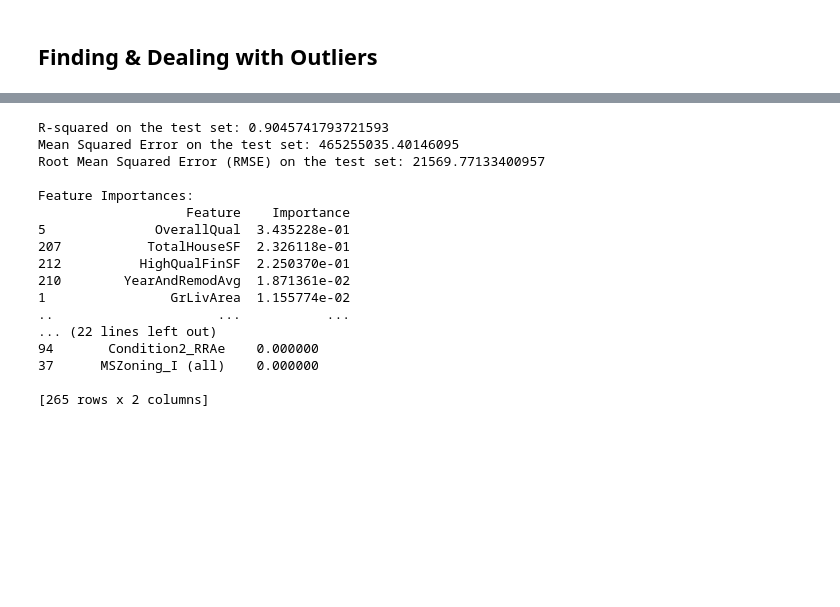
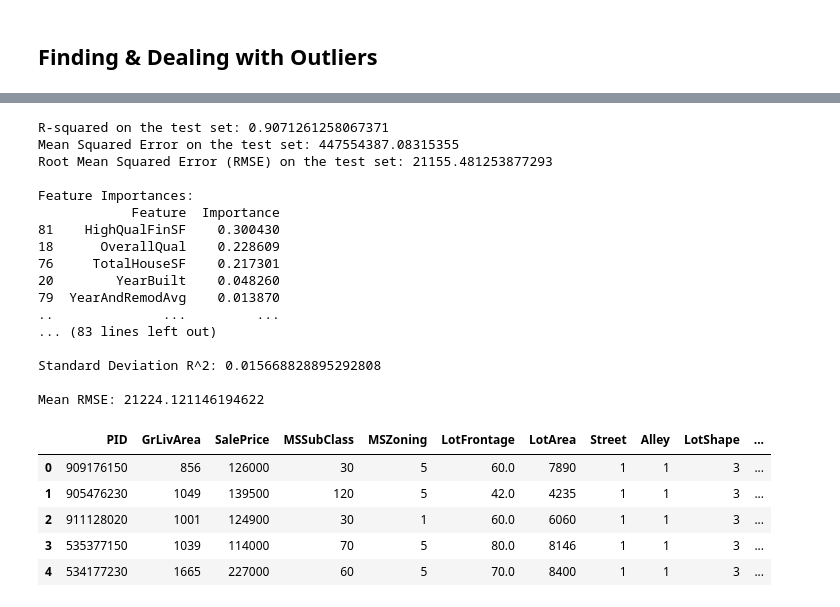
Before and after one commit to briangdrewes/machinelearning_Ames, a Jupyter notebook: amesHousingML_regressionBook_randomForest.ipynb, the cells around one changed output, grey strips where cells are left out. Saved outputs shown, nothing was run; the diff lists cells and outputs as text; code cells hidden in the pictures; blank space fills up the shorter version.

Commit message:
new updates, just starting some hyperparameter tuning. Scores included on scores.ipynb, also separated notesbooks for each model

```diff
--- a/amesHousingML_regressionBook_randomForest.ipynb
+++ b/amesHousingML_regressionBook_randomForest.ipynb
@@ -48,7 +52,7 @@ print(train_wOrdinal.shape)
 # %% [markdown]
 ## Finding & Dealing with Outliers
 # %%
-outlier_threshold = 5
+outlier_threshold = 3
 # %%
 Q1 = train_wOrdinal['SalePrice'].quantile(.25)
 Q3 = train_wOrdinal['SalePrice'].quantile(.75)
@@ -129,21 +153,64 @@ for frame in ourFrames:
     print(feature_importances)
     # feat_importances = pd.Series(rf_model.feature_importances_, index=X.columns)
     # feat_importances.nlargest(20).plot(kind='barh')
+
+    # Create a KFold object
+    kf = KFold(n_splits=5, shuffle=True, random_state=42)
+
+    # Perform cross-validation
+    cv_scores = cross_val_score(rf_model, X, y, cv=kf, scoring='r2')
+    # You can replace 'r2' with other scoring metrics like 'neg_mean_squared_error', etc.
+    # Define the custom scoring function for RMSE
+    def rmse_scorer(y_true, y_pred):
+        mse = mean_squared_error(y_true, y_pred)
+        rmse = np.sqrt(mse)
+        return rmse
+
+
+    # Define the scoring function using neg_mean_squared_error
+    scorer = make_scorer(rmse_scorer)
+    # Use cross_val_score with the defined scorer
+    rmse_scores = cross_val_score(rf_model, X, y, cv=kf, scoring=scorer)
+
+
+
+    # Display the cross-validation scores
+    print("Cross-Validation Scores Rsquared:", cv_scores, '\n')
+    print("Cross-Validation Scores RMSE:", rmse_scores, '\n')
+
+    # Print the mean and standard deviation of the scores
+    print(f"Mean R^2: {cv_scores.mean()}", '\n')
+    print(f"Standard Deviation R^2: {cv_scores.std()}", '\n')
+    print(f"Mean RMSE: {rmse_scores.mean()}")
+
+    print('\n')
+    print('\n')
+    print('\n')
 # %% [output]
-R-squared on the test set: 0.9045741793721593
-Mean Squared Error on the test set: 465255035.40146095
-Root Mean Squared Error (RMSE) on the test set: 21569.77133400957
+R-squared on the test set: 0.9071261258067371
+Mean Squared Error on the test set: 447554387.08315355
+Root Mean Squared Error (RMSE) on the test set: 21155.481253877293
 
 Feature Importances:
-                   Feature    Importance
-5              OverallQual  3.435228e-01
-207           TotalHouseSF  2.326118e-01
-212          HighQualFinSF  2.250370e-01
-210        YearAndRemodAvg  1.871361e-02
-1                GrLivArea  1.155774e-02
-..                     ...           ...
-... (22 lines left out)
-94       Condition2_RRAe    0.000000
-37      MSZoning_I (all)    0.000000
+            Feature  Importance
+81    HighQualFinSF    0.300430
+18      OverallQual    0.228609
+76     TotalHouseSF    0.217301
+20        YearBuilt    0.048260
+79  YearAndRemodAvg    0.013870
+..              ...         ...
+... (83 lines left out)
 
-[265 rows x 2 columns]
+Standard Deviation R^2: 0.015668828895292808
+
+Mean RMSE: 21224.121146194622
+# %%
+
+train_wOrdinal.head()
+# %% [output]
+|  | PID | GrLivArea | SalePrice | MSSubClass | MSZoning | LotFrontage | LotArea | Street | Alley | LotShape | ... |
+| 0 | 909176150 | 856 | 126000 | 30 | 5 | 60.0 | 7890 | 1 | 1 | 3 | ... |
+| 1 | 905476230 | 1049 | 139500 | 120 | 5 | 42.0 | 4235 | 1 | 1 | 3 | ... |
+| 2 | 911128020 | 1001 | 124900 | 30 | 1 | 60.0 | 6060 | 1 | 1 | 3 | ... |
+| 3 | 535377150 | 1039 | 114000 | 70 | 5 | 80.0 | 8146 | 1 | 1 | 3 | ... |
+| 4 | 534177230 | 1665 | 227000 | 60 | 5 | 70.0 | 8400 | 1 | 1 | 3 | ... |
```
Also changed, not shown: parts of 31 cells of this notebook, 13 other files.
